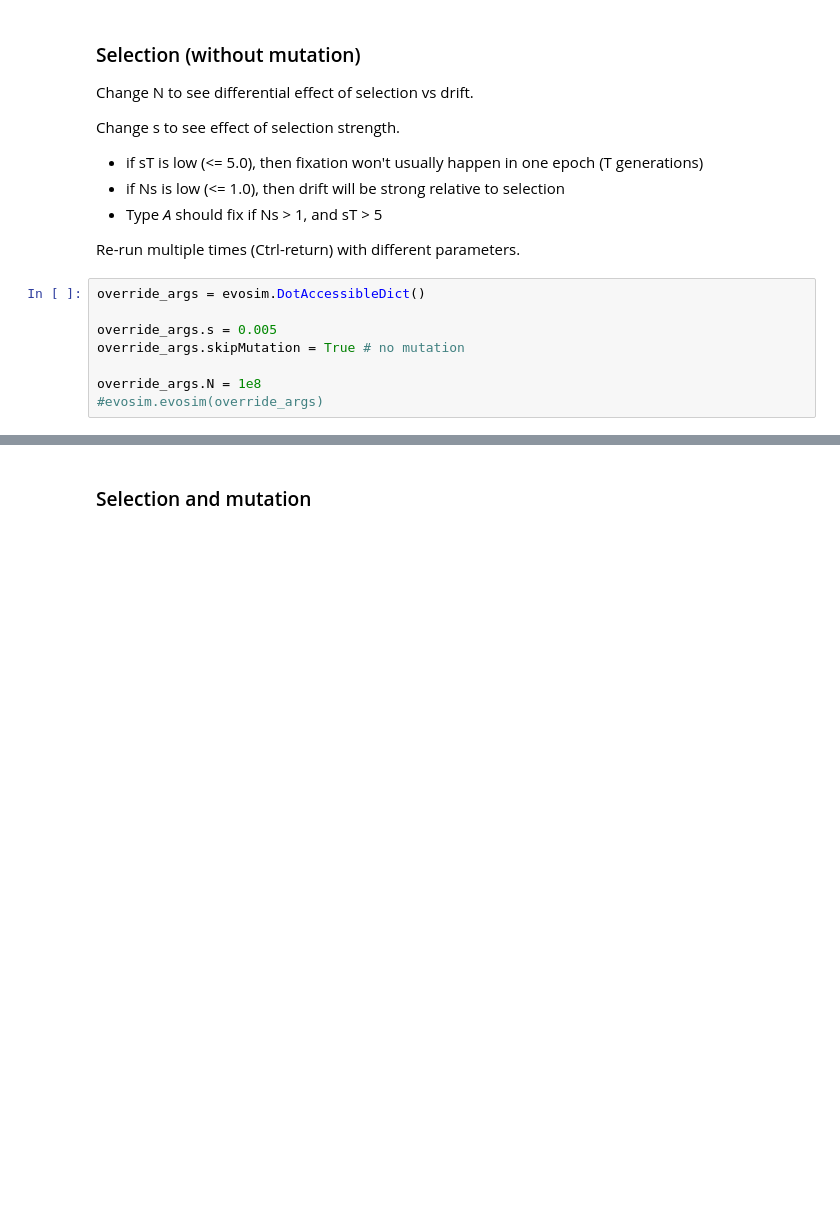
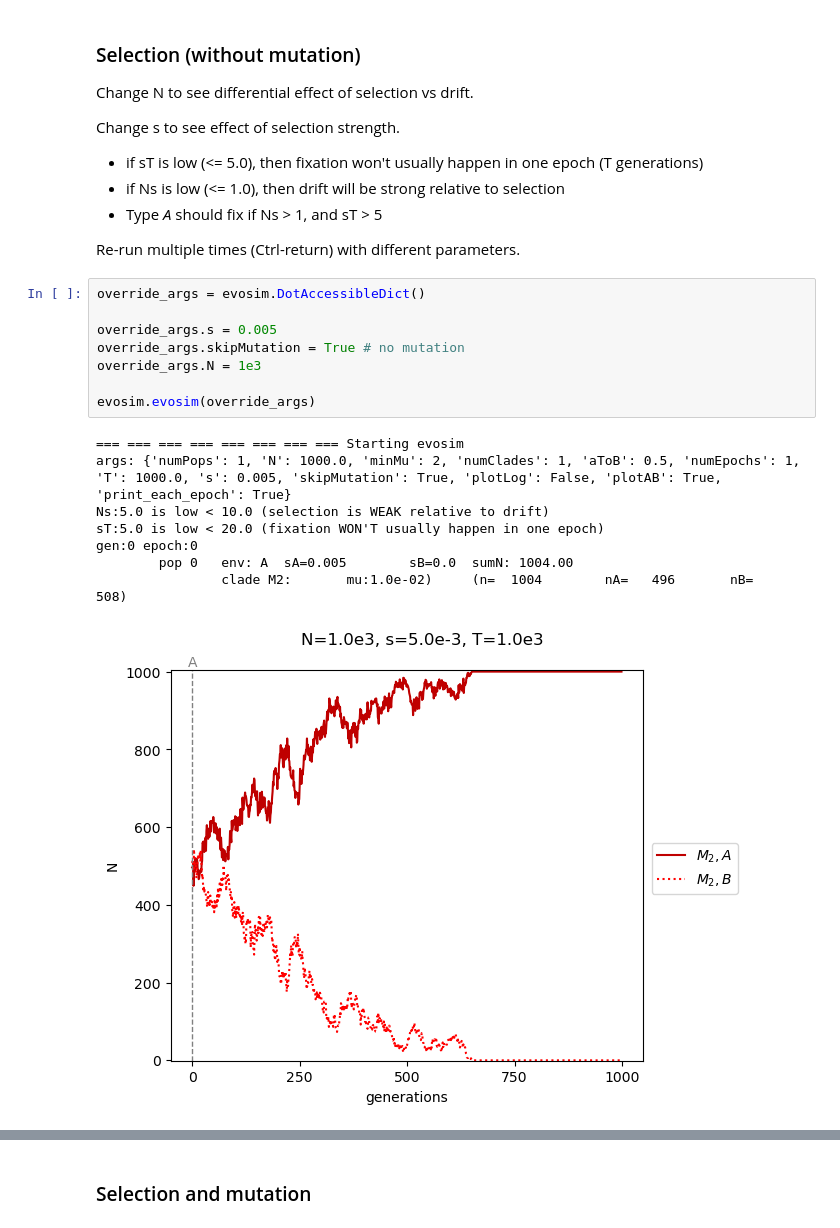
Before and after one commit to mepster/evosim, a Jupyter notebook: evosim.ipynb, the cells around one changed output, grey strips where cells are left out. Saved outputs shown, nothing was run; the diff lists cells and outputs as text; blank space fills up the shorter version.

```diff
--- a/evosim.ipynb
+++ b/evosim.ipynb
@@ -117,8 +140,17 @@ Re-run multiple times (Ctrl-return) with different parameters.
 # %%
 override_args = evosim.DotAccessibleDict()
 
 override_args.s = 0.005
 override_args.skipMutation = True # no mutation
+override_args.N = 1e3
 
-override_args.N = 1e8
-#evosim.evosim(override_args)
+evosim.evosim(override_args)
+# %% [output]
+=== === === === === === === === Starting evosim
+args: {'numPops': 1, 'N': 1000.0, 'minMu': 2, 'numClades': 1, 'aToB': 0.5, 'numEpochs': 1, 'T': 1000.0, 's': 0.005, 'skipMutation': True, 'plotLog': False, 'plotAB': True, 'print_each_epoch': True}
+Ns:5.0 is low < 10.0 (selection is WEAK relative to drift)
+sT:5.0 is low < 20.0 (fixation WON'T usually happen in one epoch)
+gen:0 epoch:0
+        pop 0   env: A  sA=0.005        sB=0.0  sumN: 1004.00
+                clade M2:       mu:1.0e-02)     (n=  1004        nA=   496       nB=   508)
+[figure, added]
```
Also changed, not shown: parts of 5 cells of this notebook, 1 other file.
